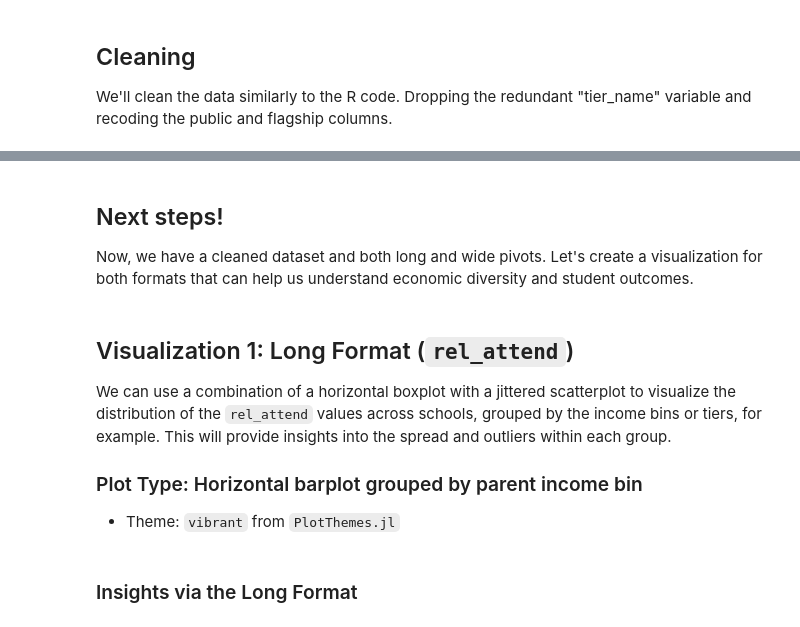
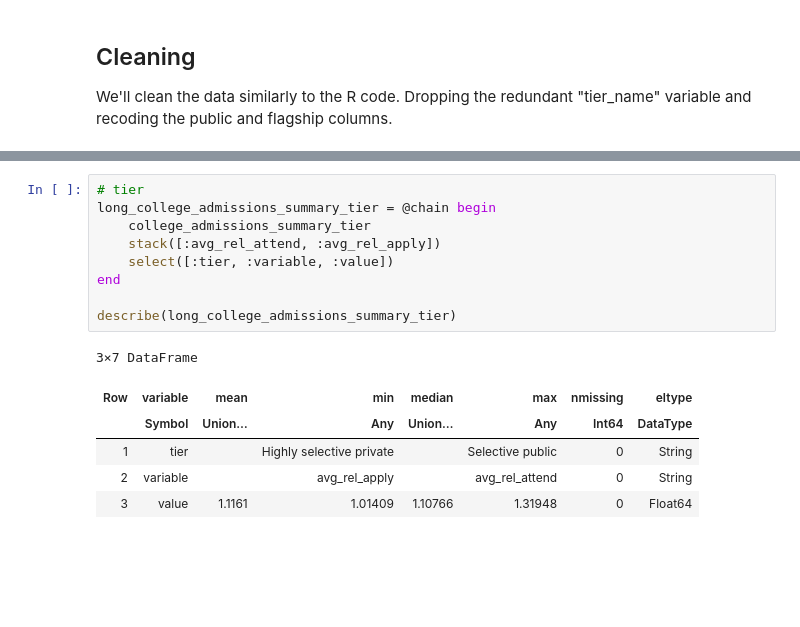
Before and after one commit to nicolasfoss/tidy_tuesday, a Jupyter notebook: Economic_Diversity_Student_Outcomes_2024_09_10/Economic_Diversity_Student_Outcomes_2024_09_10.ipynb, the cells around one changed output, grey strips where cells are left out. Saved outputs shown, nothing was run; the diff lists cells and outputs as text; blank space fills up the shorter version.

```diff
--- a/Economic_Diversity_Student_Outcomes_2024_09_10/Economic_Diversity_Student_Outcomes_2024_09_10.ipynb
+++ b/Economic_Diversity_Student_Outcomes_2024_09_10/Economic_Diversity_Student_Outcomes_2024_09_10.ipynb
@@ -196,12 +212,16 @@ describe(wide_college_admissions)
-# %% [markdown]
-## Next steps!
-
-Now, we have a cleaned dataset and both long and wide pivots.  Let's create a visualization for both formats that can help us understand economic diversity and student outcomes.
-# %% [markdown]
-## Visualization 1: Long Format (`rel_attend`)
-We can use a combination of a horizontal boxplot with a jittered scatterplot to visualize the distribution of the `rel_attend` values across schools, grouped by the income bins or tiers, for example. This will provide insights into the spread and outliers within each group.
-
-### Plot Type: Horizontal barplot grouped by parent income bin
-* Theme: `vibrant` from `PlotThemes.jl`
-# %% [markdown]
-### Insights via the Long Format
+# %%
+# tier
+long_college_admissions_summary_tier = @chain begin
+    college_admissions_summary_tier
+    stack([:avg_rel_attend, :avg_rel_apply])
+    select([:tier, :variable, :value])
+end
+
+describe(long_college_admissions_summary_tier)
+# %% [output]
+3×7 DataFrame
+| Row | variable | mean | min | median | max | nmissing | eltype |
+|  | Symbol | Union… | Any | Union… | Any | Int64 | DataType |
+| 1 | tier |  | Highly selective private |  | Selective public | 0 | String |
+| 2 | variable |  | avg_rel_apply |  | avg_rel_attend | 0 | String |
+| 3 | value | 1.1161 | 1.01409 | 1.10766 | 1.31948 | 0 | Float64 |
```
Also changed, not shown: parts of 26 cells of this notebook.
